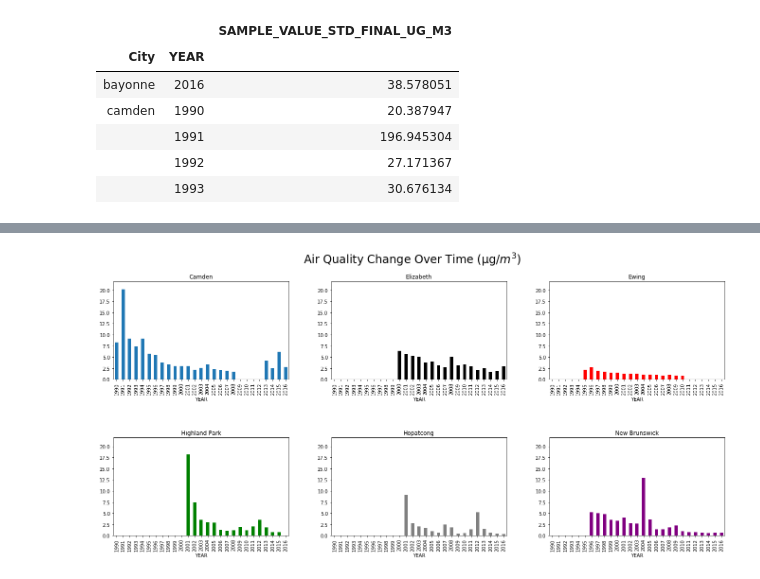
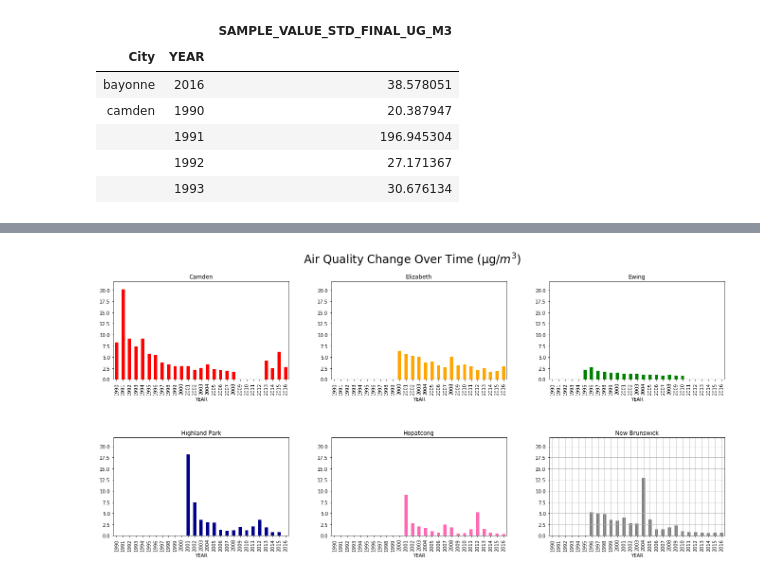
Before and after one commit to jjjjjeb/NJAir_EDA, a Jupyter notebook: Toluene.ipynb, the cells around one changed output, grey strips where cells are left out. Saved outputs shown, nothing was run; the diff lists cells and outputs as text; code cells hidden in the pictures.

```diff
--- a/Toluene.ipynb
+++ b/Toluene.ipynb
@@ -781,33 +817,33 @@ plt.savefig('toluene_max_values_per_city.png')
 # %%
 #########
 ## USE ##
 #########
 
 # highlights of specific city's. city's must have recorded at least 10 years of data.
 
 fig, axes = plt.subplots(nrows=2, ncols=3, figsize=(20,10))
 fig.suptitle("Air Quality Change Over Time (μg/$m^3$)", size = 24, va= 'top')
 
-clean_means['camden'].plot(kind='bar', ax=axes[0,0], ylim=(0,22), legend=False)
+clean_means['camden'].plot(kind='bar', color='red', ax=axes[0,0], ylim=(0,22), legend=False)
 axes[0,0].set_title("Camden")
 
-clean_means['elizabeth'].plot(kind='bar', color='black', ax=axes[0,1], ylim=(0,22), legend=False)
+clean_means['elizabeth'].plot(kind='bar', color='orange', ax=axes[0,1], ylim=(0,22), legend=False)
 axes[0,1].set_title("Elizabeth")
 
-clean_means['ewing'].plot(kind='bar', color='red', ax=axes[0,2], ylim=(0,22), legend=False)
+clean_means['ewing'].plot(kind='bar', color='green', ax=axes[0,2], ylim=(0,22), legend=False)
 axes[0,2].set_title("Ewing")
 
-clean_means['highland park'].plot(kind='bar', color = 'green', ax=axes[1,0], ylim=(0,22), legend=False)
+clean_means['highland park'].plot(kind='bar', color = 'darkblue', ax=axes[1,0], ylim=(0,22), legend=False)
 axes[1,0].set_title("Highland Park")
 
-clean_means['hopatcong'].plot(kind='bar', color='gray', ax=axes[1,1], ylim=(0,22), legend=False)
+clean_means['hopatcong'].plot(kind='bar', color='hotpink', ax=axes[1,1], ylim=(0,22), legend=False)
 axes[1,1].set_title("Hopatcong")
 
-clean_means['new brunswick'].plot(kind='bar', color='purple', ax=axes[1,2], ylim=(0,22), legend=False)
+clean_means['new brunswick'].plot(kind='bar', color='grey', ax=axes[1,2], ylim=(0,22), legend=False, grid=True)
 axes[1,2].set_title("New Brunswick")
 
 # fig.subplots_adjust(hspace=0.45,wspace=0.1)
 plt.tight_layout(pad=6)
 plt.savefig('toluene_air_quality_city_highlights.png')
 # %% [output]
-[figure, old version]
+[figure, new version]
```
Also changed, not shown: parts of 6 cells of this notebook, 3 other files.
